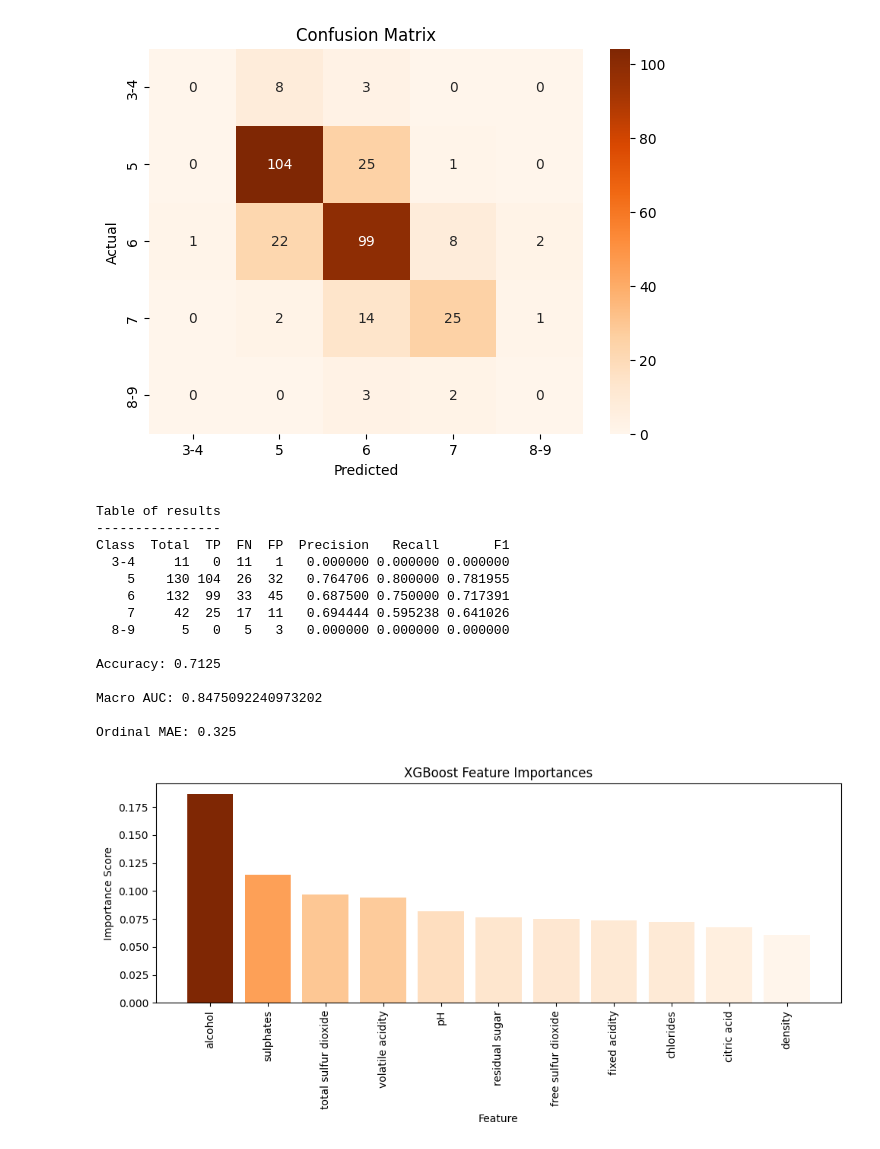
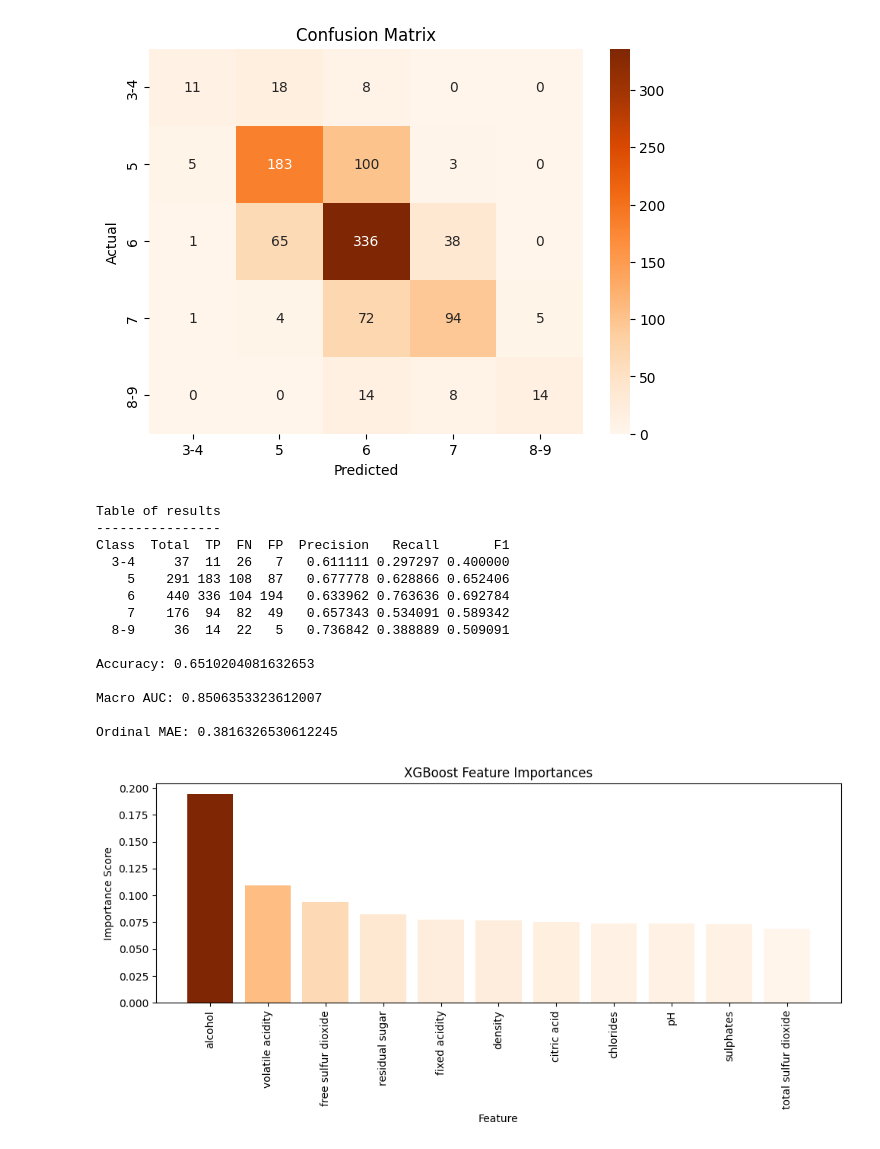
Before and after one commit to taneltooming/RedWineQuality, a Jupyter notebook: xgbclass.ipynb, the cells around one changed output. Cells and saved outputs as stored; diff of their text form; code cells hidden in the pictures.

```diff
--- a/xgbclass.ipynb
+++ b/xgbclass.ipynb
@@ -13,8 +13,8 @@ from sklearn.metrics import precision_score, recall_score, f1_score
 
 # +++LOAD DATA+++
 # ---------------
-#df = pd.read_csv("winequality-white.csv", sep=";")
-df = pd.read_csv("winequality-red.csv")
+df = pd.read_csv("winequality-white.csv", sep=";")
+#df = pd.read_csv("winequality-red.csv")
 X = df.drop("quality", axis=1)
 y = df["quality"]
 
@@ -34,7 +34,8 @@ labels = ["3-4", "5", "6", "7", "8-9"]
 X_train, X_test, y_train, y_test = train_test_split(
     X, y_to_groups,
     test_size=0.2,
-    random_state=42
+    random_state=42,
+    stratify=y_to_groups
     )
 
 
@@ -42,8 +43,9 @@ X_train, X_test, y_train, y_test = train_test_split(
 # +++XGBOOST CLASSIFIER MODEL+++
 # ------------------------------
 model = XGBClassifier(
-    learning_rate=0.11,
-    n_estimators=600,
+    learning_rate=0.04,
+    n_estimators=1450,
+    max_depth=5
 )
 # Train model
 model.fit(X_train, y_train)
@@ -123,40 +125,40 @@ print("\nMacro AUC:", auc_macro)
 print("\nOrdinal MAE:", ordinal_mae)
 
 
 # +++FEATURE IMPORTANCE+++
 # ------------------------
 importances = model.feature_importances_
 feature_names = np.array(X.columns)
 
 # Sorting A-Z
 sorted_idx = np.argsort(importances)[::-1]
 sorted_features = feature_names[sorted_idx]
 sorted_importances = importances[sorted_idx]
 norm = (sorted_importances - sorted_importances.min()) / (sorted_importances.max() - sorted_importances.min())
 
 # Plot
 plt.figure(figsize=(10, 5))
 plt.bar(sorted_features, sorted_importances, color=plt.cm.Oranges(norm))
 plt.xticks(rotation=90)
 plt.title("XGBoost Feature Importances")
 plt.ylabel("Importance Score")
 plt.xlabel("Feature")
 plt.tight_layout()
 plt.show()
 # %% [output]
-[figure, old version]
+[figure, new version]
 Table of results
 ----------------
 Class  Total  TP  FN  FP  Precision   Recall       F1
-  3-4     11   0  11   1   0.000000 0.000000 0.000000
-    5    130 104  26  32   0.764706 0.800000 0.781955
-    6    132  99  33  45   0.687500 0.750000 0.717391
-    7     42  25  17  11   0.694444 0.595238 0.641026
-  8-9      5   0   5   3   0.000000 0.000000 0.000000
+  3-4     37  11  26   7   0.611111 0.297297 0.400000
+    5    291 183 108  87   0.677778 0.628866 0.652406
+    6    440 336 104 194   0.633962 0.763636 0.692784
+    7    176  94  82  49   0.657343 0.534091 0.589342
+  8-9     36  14  22   5   0.736842 0.388889 0.509091
 
-Accuracy: 0.7125
+Accuracy: 0.6510204081632653
 
-Macro AUC: 0.8475092240973202
+Macro AUC: 0.8506353323612007
 
-Ordinal MAE: 0.325
+Ordinal MAE: 0.3816326530612245
-[figure, old version]
+[figure, new version]
```
Also changed, not shown: 3 other files.
